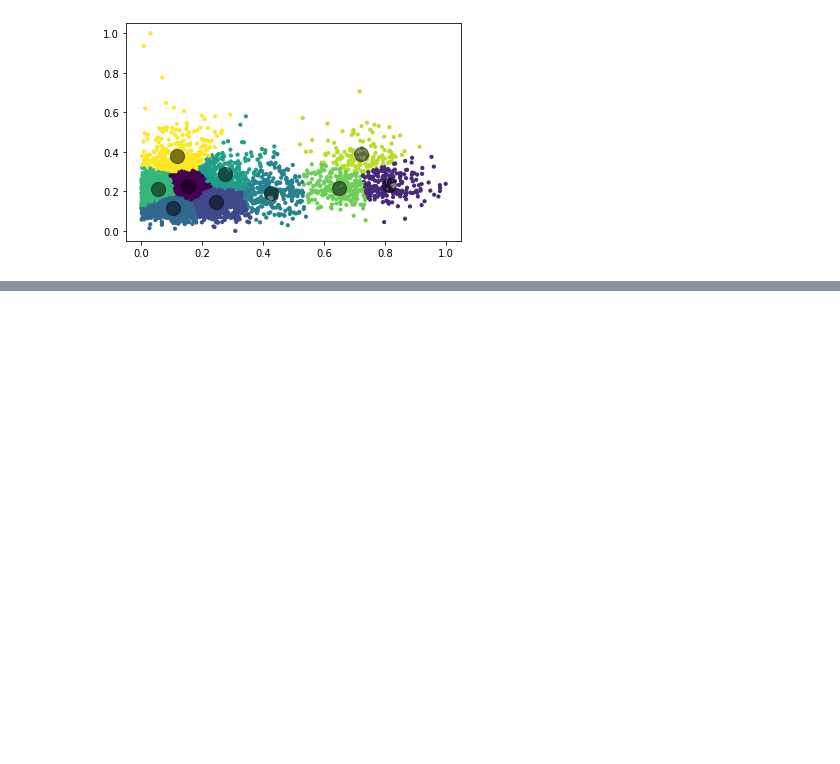
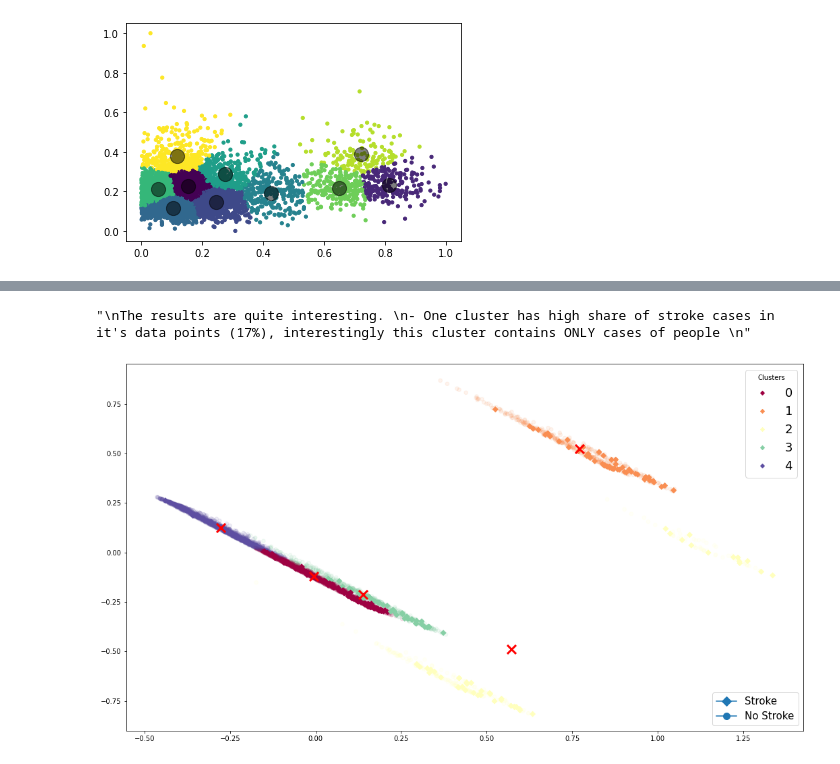
Before and after one commit to lrnz-asnprs/stroke-prediction-project, a Jupyter notebook: notebooks/hand-in notebooks/Cluster_section_hand-in.ipynb, the cells around one changed output, grey strips where cells are left out. Saved outputs shown, nothing was run; the diff lists cells and outputs as text; code cells hidden in the pictures; blank space fills up the shorter version.

Commit message:
Multi dimensional clustering and PCA

```diff
--- a/notebooks/hand-in notebooks/Cluster_section_hand-in.ipynb
+++ b/notebooks/hand-in notebooks/Cluster_section_hand-in.ipynb
@@ -294,0 +349,53 @@ There are 3.33% stroke cases in cluster 9
+# %%
+'''
+The results are quite interesting.
+- One cluster has high ratio of stroke cases in it's data points (17%), interestingly this cluster contains ONLY cases of people
+  who have a heart disease and some who have hypertension
+- Another cluster with ratio of stroke cases of 12 % has 21 % of all stroke cases and contains ONLY people who have hypertension
+'''
+# %% [output]
+"\nThe results are quite interesting. \n- One cluster has high share of stroke cases in it's data points (17%), interestingly this cluster contains ONLY cases of people \n"
+# %%
+from sklearn.decomposition import PCA
+
+# Create a PCA model to reduce our data to 2 dimensions for visualisation
+pca = PCA(n_components=2)
+pca.fit(data[["age", "avg_glucose_level", "heart_disease", "hypertension"]])
+# Transfor the scaled data to the new PCA space
+X_reduced = pca.transform(data[["age", "avg_glucose_level", "heart_disease", "hypertension"]])
+# Convert to df
+X_reduceddf = pd.DataFrame(X_reduced, index=X.index, columns=['PC1','PC2'])
+# Add clusters and strokes
+X_reduceddf["cluster"] = y_kmeans
+X_reduceddf["stroke"] = data["stroke"]
+# %%
+# would also be nice to show the cluster centres, but we need to apply the same PCA transformation that we gave to the actual data points, so that they can appear in the new 2 dimensional PCA space
+centres_reduced = pca.transform(kmeans.cluster_centers_)
+# %%
+# Plot the results
+
+fig, ax = plt.subplots(figsize=(18,10))
+
+non_strokes = X_reduceddf[X_reduceddf["stroke"] == 0]
+strokes = X_reduceddf[X_reduceddf["stroke"] == 1]
+
+# plot non-strokes
+ax.scatter(non_strokes["PC1"], non_strokes["PC2"], c=non_strokes["cluster"], s=30, marker='o', alpha=0.1, cmap='Spectral')
+# and strokes
+scatter = ax.scatter(strokes["PC1"], strokes["PC2"], c=strokes["cluster"], s=30, marker='D', cmap='Spectral')
+# plot cluster centers
+ax.scatter(centres_reduced[:, 0], centres_reduced[:, 1],
+            marker='x', s=169, linewidths=3,
+            color='r', zorder=10)
+# legend for cluster numbers
+legend1 = ax.legend(*scatter.legend_elements(),
+                    loc="upper right", title="Clusters", prop={'size': 18})
+ax.add_artist(legend1)
+# legend for stroke/no stroke
+legend_elements = [Line2D([0], [0], marker='D', label='Stroke', markersize=10),
+                   Line2D([0], [0], marker='o', label='No Stroke', markersize=10),
+                  ]
+legend2 = ax.legend(handles=legend_elements, loc='lower right', prop={'size': 15})
+plt.show()
+# %% [output]
+[figure, added]
```
Also changed, not shown: parts of 9 cells of this notebook.
